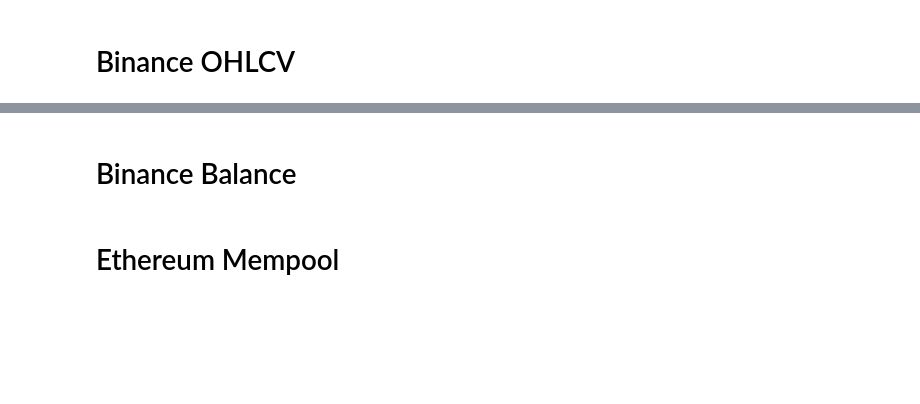
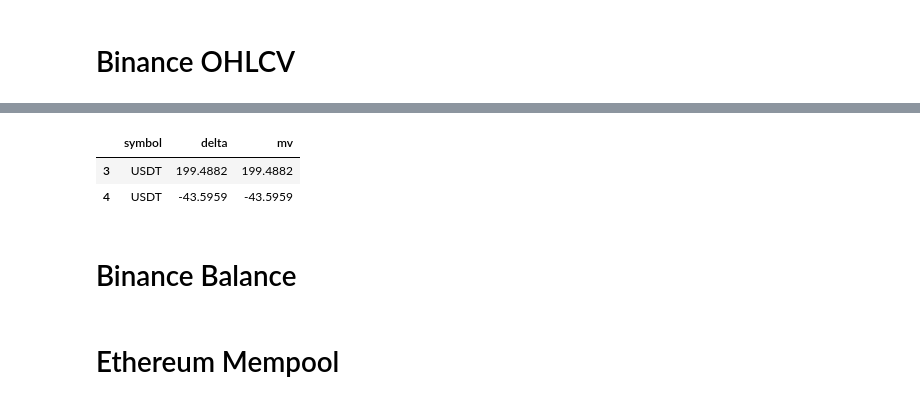
Before and after one commit to BilalBAI/crypto-trading, a Jupyter notebook: notebooks/markets.ipynb, the cells around one changed output, grey strips where cells are left out. Cells and saved outputs as stored; diff of their text form; code cells hidden in the pictures; blank space fills up the shorter version.

```diff
--- a/notebooks/markets.ipynb
+++ b/notebooks/markets.ipynb
@@ -13,3 +67,12 @@ plot_chart('SOL/ETH','1d')
+# %%
+df_risk_exp = df.loc[~df.symbol.isin(['USDT'])]
+df_cash = df.loc[df.symbol.isin(['USDT'])]
+# %%
+df_cash
+# %% [output]
+|  | symbol | delta | mv |
+| 3 | USDT | 199.4882 | 199.4882 |
+| 4 | USDT | -43.5959 | -43.5959 |
 # %% [markdown]
 # Binance Balance
 # %%
```
Also changed, not shown: parts of 5 cells of this notebook, 2 other files.
